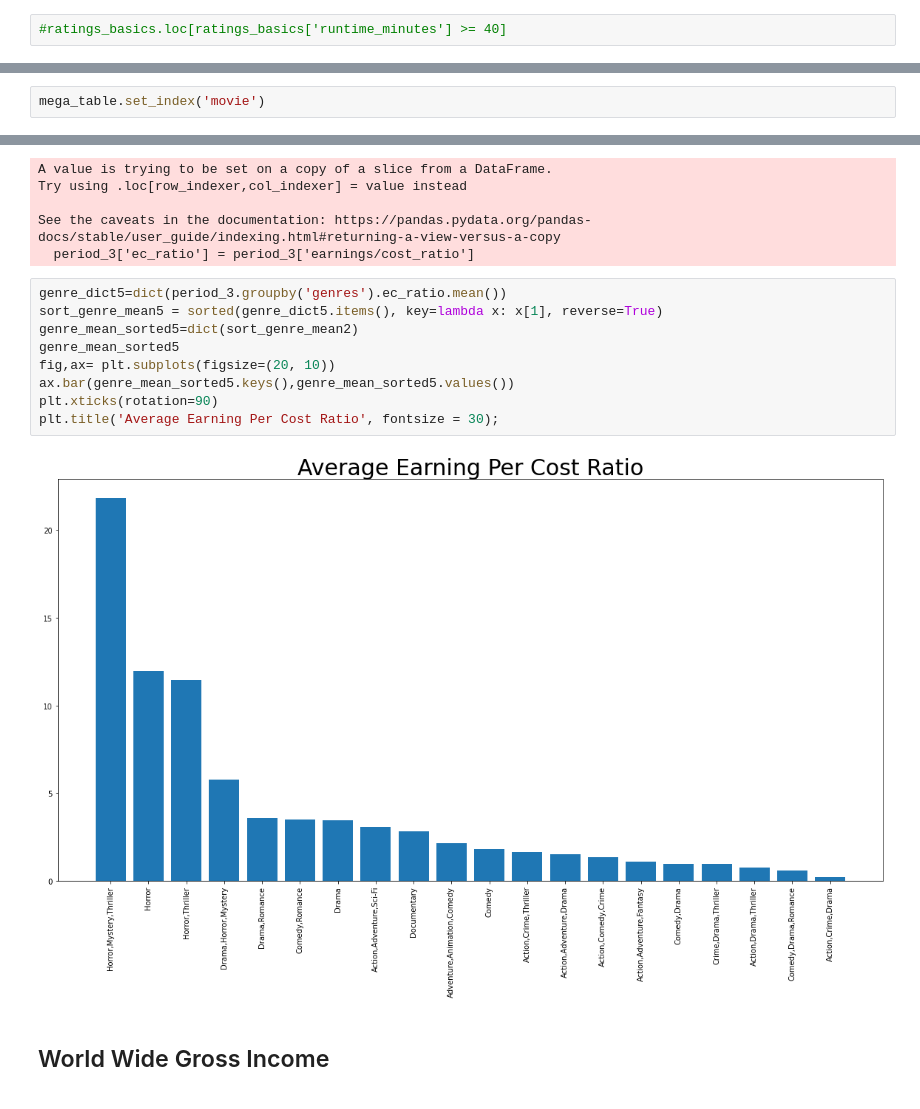
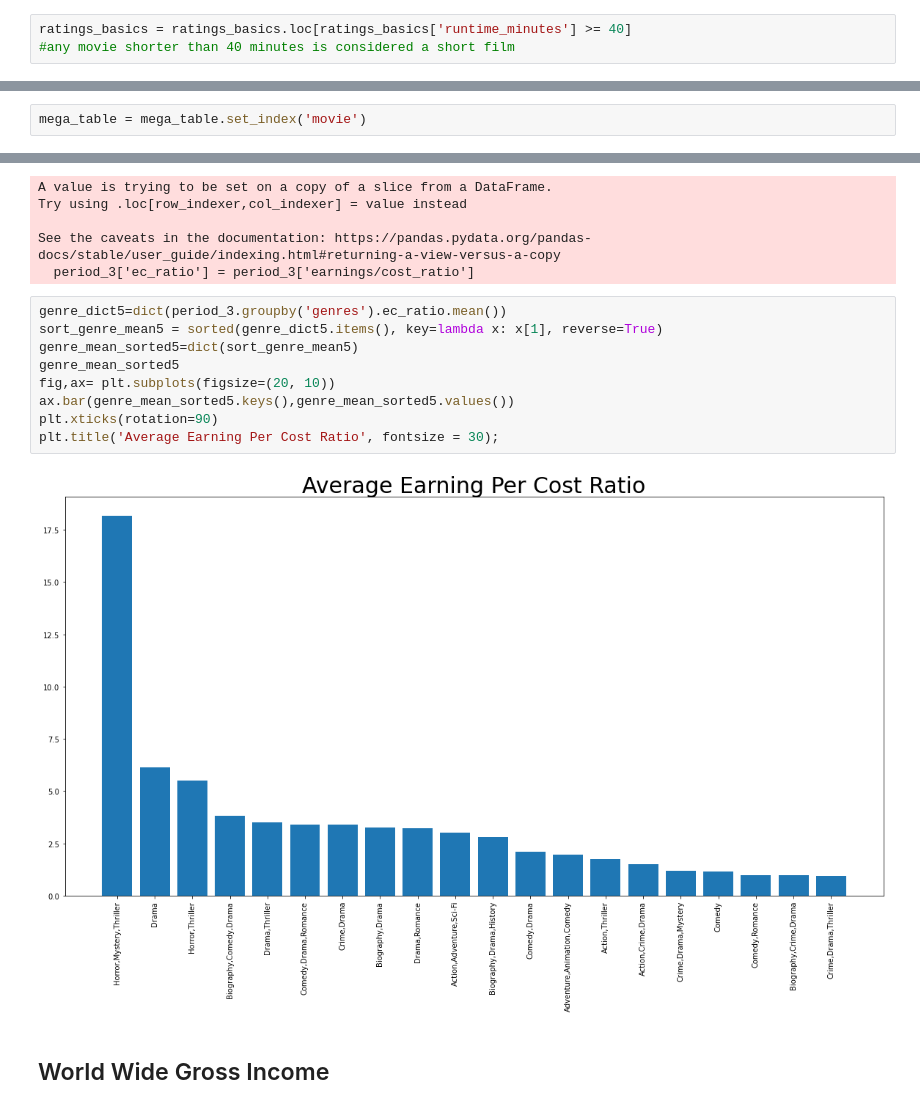
Before and after one commit to EmmaChoate/microsoft_movie_analysis, a Jupyter notebook: data/zippedData/Project 1 Data.ipynb, the cells around one changed output, grey strips where cells are left out. Saved outputs shown, nothing was run; the diff lists cells and outputs as text.

```diff
--- a/data/zippedData/Project 1 Data.ipynb
+++ b/data/zippedData/Project 1 Data.ipynb
@@ -207,4 +107,5 @@ min          3.000000
 max      51420.000000
 Name: runtime_minutes, dtype: float64
 # %%
-#ratings_basics.loc[ratings_basics['runtime_minutes'] >= 40]
+ratings_basics = ratings_basics.loc[ratings_basics['runtime_minutes'] >= 40]
+#any movie shorter than 40 minutes is considered a short film
@@ -342,2 +177,2 @@ mega_table.to_csv('Merge_mega_table2.csv')
 # %%
-mega_table.set_index('movie')
+mega_table = mega_table.set_index('movie')
@@ -751,14 +364,14 @@ See the caveats in the documentation: https://pandas.pydata.org/pandas-docs/stab
 # %%
 genre_dict5=dict(period_3.groupby('genres').ec_ratio.mean())
 sort_genre_mean5 = sorted(genre_dict5.items(), key=lambda x: x[1], reverse=True)
-genre_mean_sorted5=dict(sort_genre_mean2)
+genre_mean_sorted5=dict(sort_genre_mean5)
 genre_mean_sorted5
 fig,ax= plt.subplots(figsize=(20, 10))
 ax.bar(genre_mean_sorted5.keys(),genre_mean_sorted5.values())
 plt.xticks(rotation=90)
 plt.title('Average Earning Per Cost Ratio', fontsize = 30);
 # %% [output]
-[figure, old version]
+[figure, new version]
 # %% [markdown]
 ## World Wide Gross Income
 # %%
```
Also changed, not shown: parts of 66 cells of this notebook.
